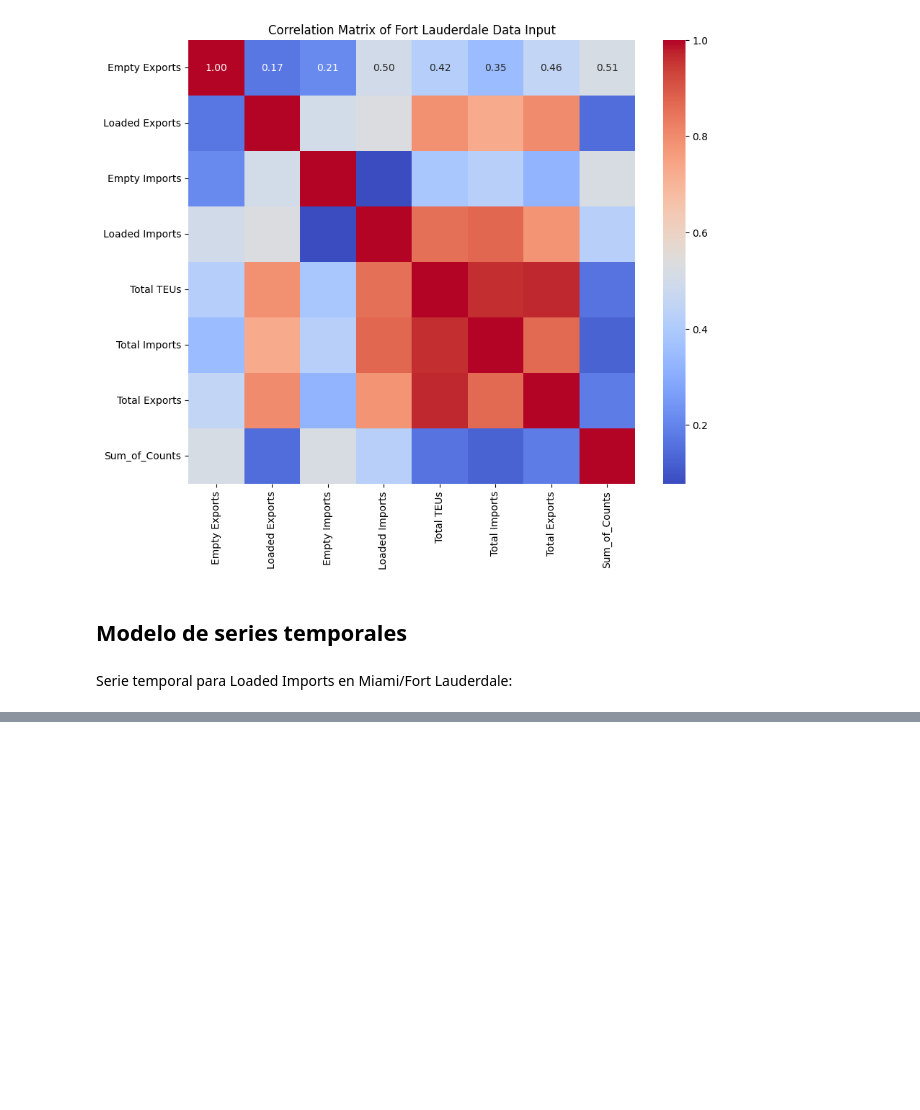
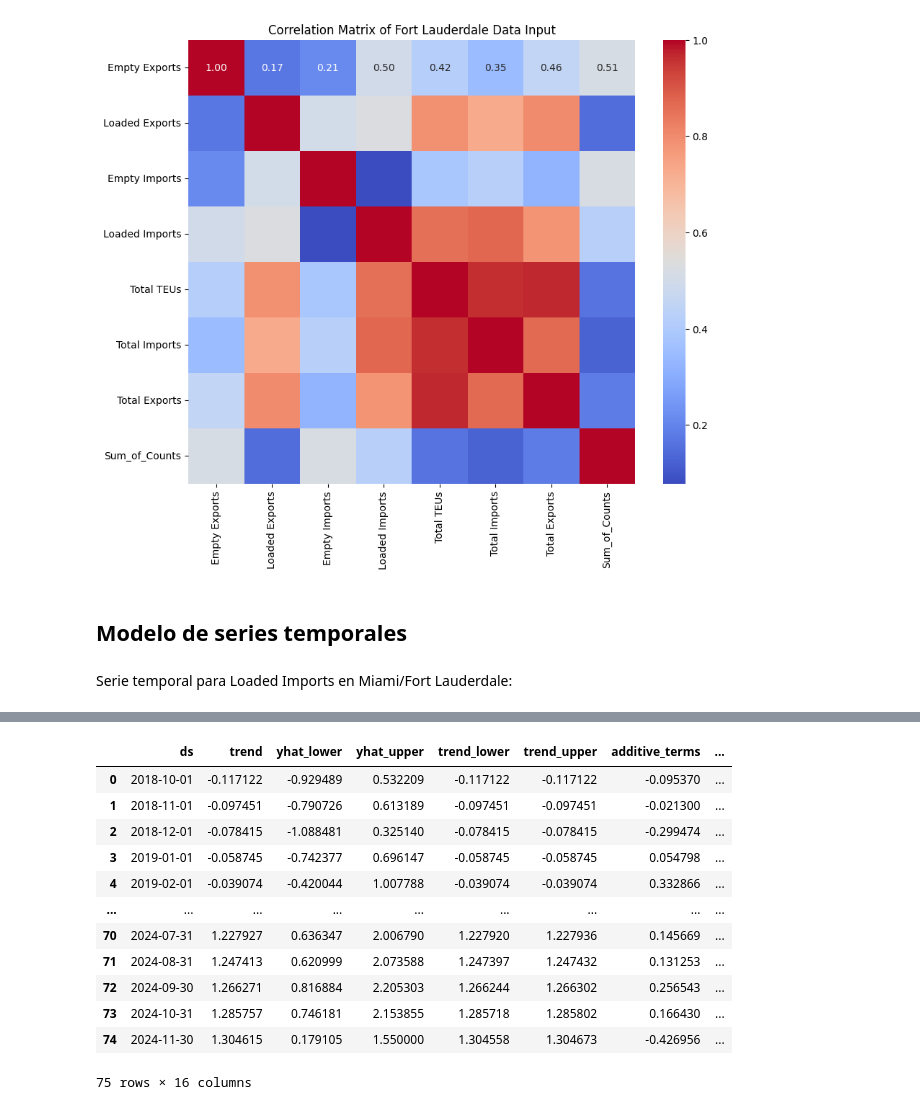
Before and after one commit to GonzaloLopezS/TFM_AFI_2025, a Jupyter notebook: AAA_code/modelos_prueba.ipynb, the cells around one changed output, grey strips where cells are left out. Drawn from its saved outputs; the diff is of its cells as text; code cells hidden in the pictures; blank space fills up the shorter version.

```diff
--- a/AAA_code/modelos_prueba.ipynb
+++ b/AAA_code/modelos_prueba.ipynb
@@ -1103,0 +620,16 @@ plot
+# %%
+forecast
+# %% [output]
+|  | ds | trend | yhat_lower | yhat_upper | trend_lower | trend_upper | additive_terms | ... |
+| 0 | 2018-10-01 | -0.117122 | -0.929489 | 0.532209 | -0.117122 | -0.117122 | -0.095370 | ... |
+| 1 | 2018-11-01 | -0.097451 | -0.790726 | 0.613189 | -0.097451 | -0.097451 | -0.021300 | ... |
+| 2 | 2018-12-01 | -0.078415 | -1.088481 | 0.325140 | -0.078415 | -0.078415 | -0.299474 | ... |
+| 3 | 2019-01-01 | -0.058745 | -0.742377 | 0.696147 | -0.058745 | -0.058745 | 0.054798 | ... |
+| 4 | 2019-02-01 | -0.039074 | -0.420044 | 1.007788 | -0.039074 | -0.039074 | 0.332866 | ... |
+| ... | ... | ... | ... | ... | ... | ... | ... | ... |
+| 70 | 2024-07-31 | 1.227927 | 0.636347 | 2.006790 | 1.227920 | 1.227936 | 0.145669 | ... |
+| 71 | 2024-08-31 | 1.247413 | 0.620999 | 2.073588 | 1.247397 | 1.247432 | 0.131253 | ... |
+| 72 | 2024-09-30 | 1.266271 | 0.816884 | 2.205303 | 1.266244 | 1.266302 | 0.256543 | ... |
+| 73 | 2024-10-31 | 1.285757 | 0.746181 | 2.153855 | 1.285718 | 1.285802 | 0.166430 | ... |
+| 74 | 2024-11-30 | 1.304615 | 0.179105 | 1.550000 | 1.304558 | 1.304673 | -0.426956 | ... |
+75 rows × 16 columns
```
Also changed, not shown: parts of 60 cells of this notebook, 20 other files.
